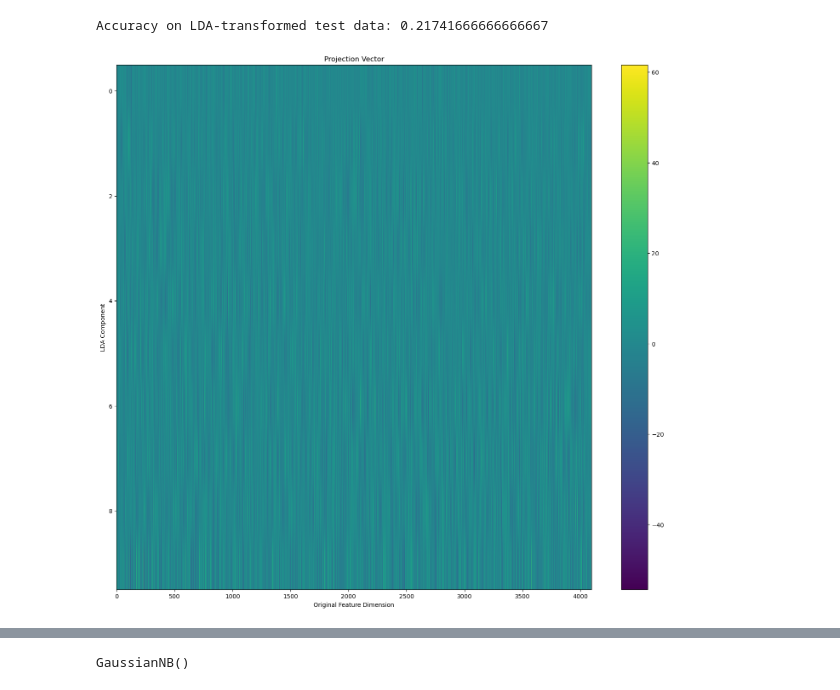
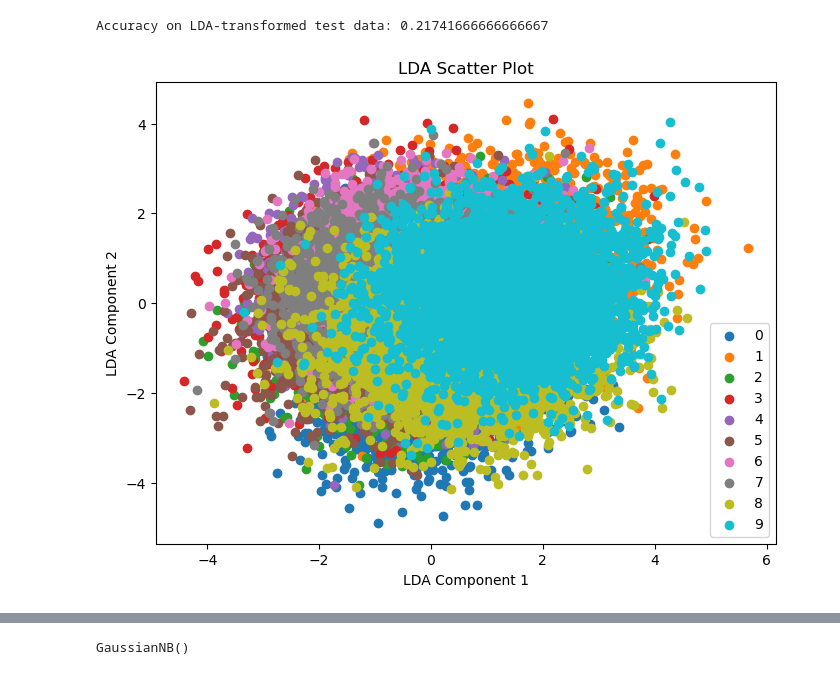
Before and after one commit to adityakedia006/Object_Recognition, a Jupyter notebook: Object Recognition/obj_recog.ipynb, the cells around one changed output, grey strips where cells are left out. Cells and saved outputs as stored; diff of their text form; code cells hidden in the pictures.

```diff
--- a/Object Recognition/obj_recog.ipynb
+++ b/Object Recognition/obj_recog.ipynb
@@ -310,16 +297,14 @@ accuracy_lda = accuracy_score(y_test, y_pred_lda)
 print("Accuracy on LDA-transformed test data:", accuracy_lda)
 # %% [output]
 Accuracy on LDA-transformed test data: 0.21741666666666667
-# %%
-projection_vector = lda.scalings_
-
-# Visualize the projection vector
-plt.figure(figsize=(18, 16))
-plt.imshow(projection_vector.T, cmap='viridis', aspect='auto')
-plt.colorbar()
-plt.title('Projection Vector')
-plt.xlabel('Original Feature Dimension')
-plt.ylabel('LDA Component')
-plt.show()
-# %% [output]
-[figure, removed]
+# %%
+plt.figure(figsize=(8, 6))
+for class_label in np.unique(y_train):
+    plt.scatter(X_train_lda[y_train == class_label, 0], X_train_lda[y_train == class_label, 1], label=class_label)
+plt.title('LDA Scatter Plot')
+plt.xlabel('LDA Component 1')
+plt.ylabel('LDA Component 2')
+plt.legend()
+plt.show()
+# %% [output]
+[figure, added]
```
Also changed, not shown: parts of 9 cells of this notebook.
